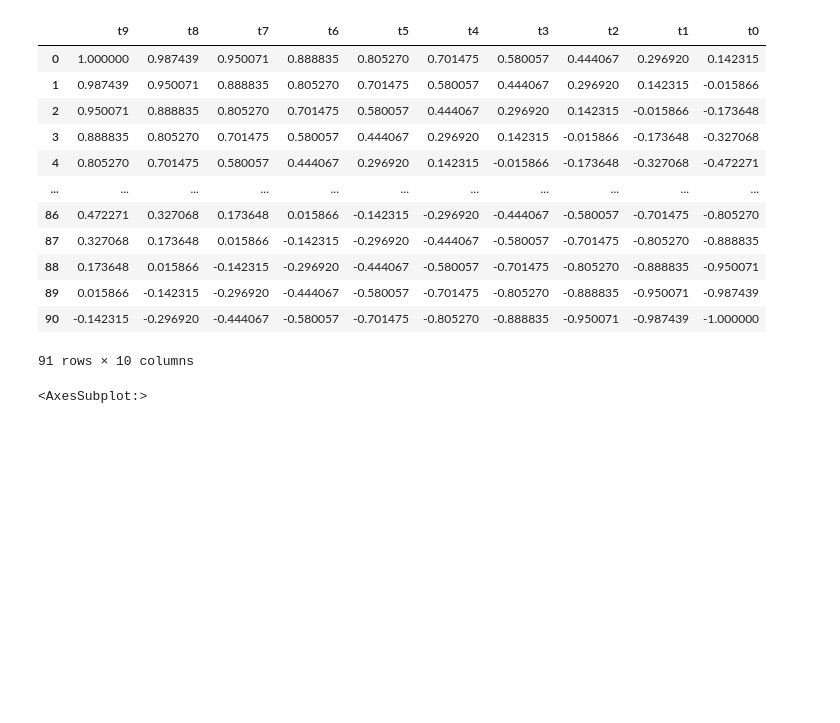
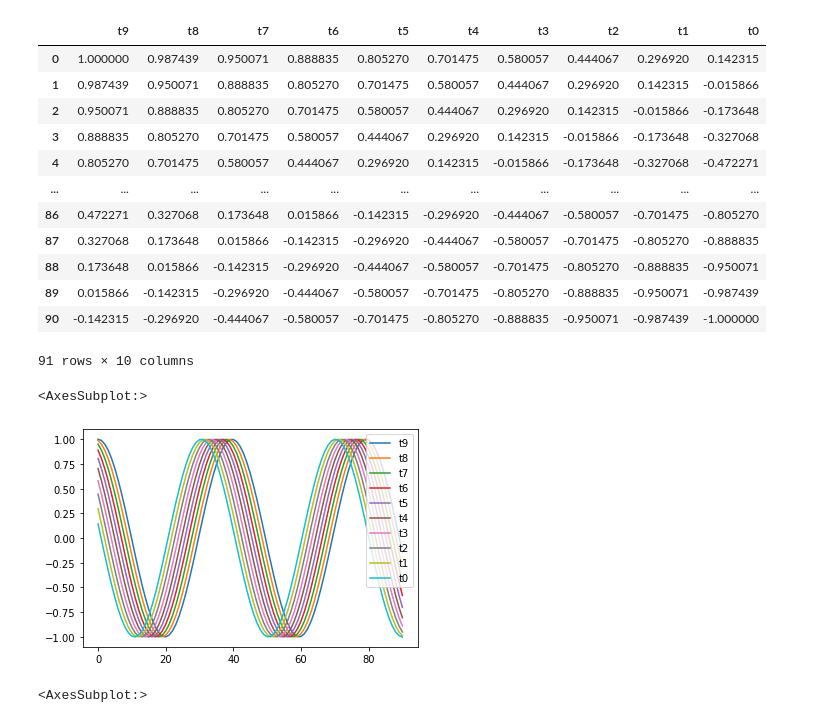
Before and after one commit to bruna-capistrano/TrabalhoPPA, a Jupyter notebook: predicao_cosseno.ipynb, the cells around one changed output. Cells and saved outputs as stored; diff of their text form; code cells hidden in the pictures; blank space fills up the shorter version.

```diff
--- a/predicao_cosseno.ipynb
+++ b/predicao_cosseno.ipynb
@@ -52,4 +32,10 @@ m_cos
 | 89 | 0.015866 | -0.142315 | -0.296920 | -0.444067 | -0.580057 | -0.701475 | -0.805270 | -0.888835 | -0.950071 | -0.987439 |
 | 90 | -0.142315 | -0.296920 | -0.444067 | -0.580057 | -0.701475 | -0.805270 | -0.888835 | -0.950071 | -0.987439 | -1.000000 |
 91 rows × 10 columns
+# %%
+# Plot da série temporal completa
+m_cos.plot()
+# %% [output]
+<AxesSubplot:>
+[figure, added]
 # %%
```
Also changed, not shown: parts of 10 cells of this notebook.
